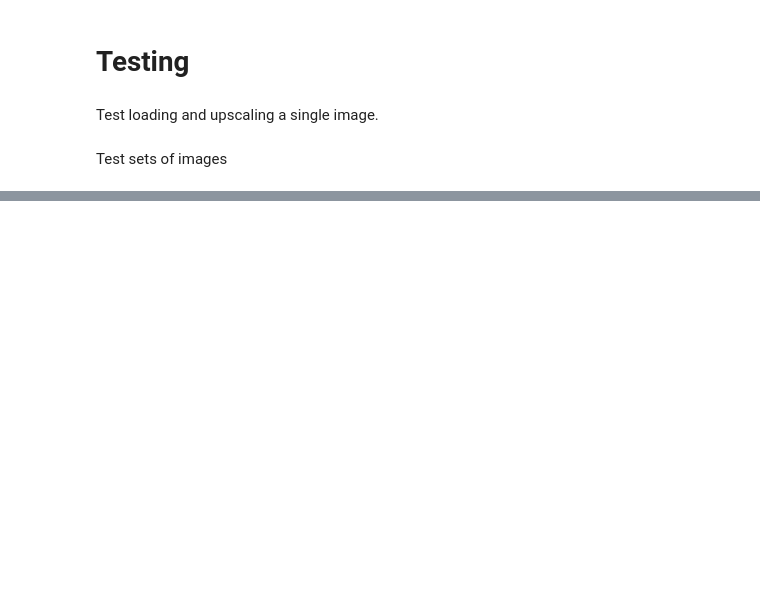
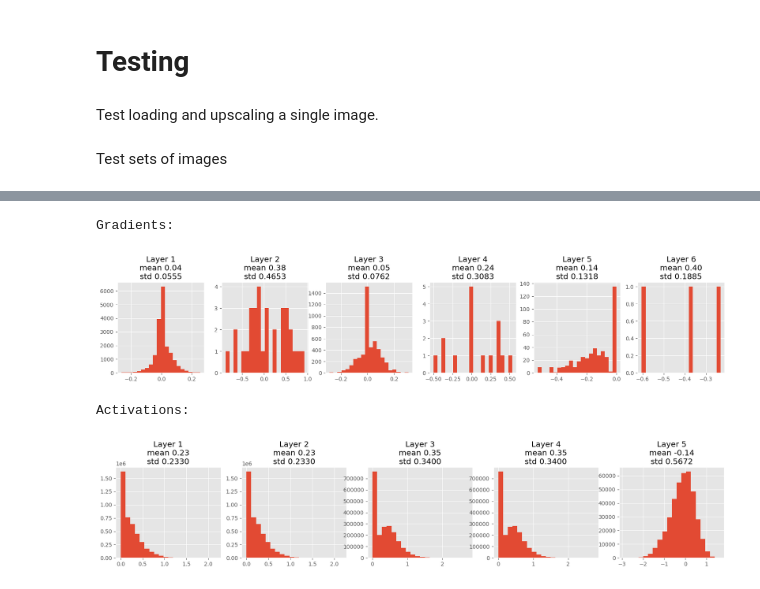
Before and after one commit to Lollobin/cnn-superresolution, a Jupyter notebook: dl-superresolution.ipynb, the cells around one changed output, grey strips where cells are left out. Cells and saved outputs as stored; diff of their text form; code cells hidden in the pictures; blank space fills up the shorter version.

```diff
--- a/dl-superresolution.ipynb
+++ b/dl-superresolution.ipynb
@@ -839,0 +1157,21 @@ for data_path in data_paths:
+# %%
+def get_layer_stats(x,absolute=False):
+  avg = []
+  std = []
+  for layer in range(len(x)):
+    if absolute:
+      avg.append(x[layer].abs().mean().detach().cpu().numpy())
+    else:
+      avg.append(x[layer].mean().detach().cpu().numpy())
+
+    std.append(x[layer].std().detach().cpu().numpy())
+
+  return avg, std
+
+activation_mean, activation_std = get_layer_stats(activations)
+gradient_mean, gradient_std = get_layer_stats(gradients,absolute=True)
+
+print('activation_mean',activation_mean)
+print('activation_std',activation_std)
+print('gradient_mean',gradient_mean)
+print('gradient_std',gradient_std)
@@ -839,0 +1183,28 @@ for data_path in data_paths:
+# %%
+def plot_hist(hs,xrange=(-1,1),avg=None,sd=None):
+  plt.figure(figsize=(20,3))
+  for layer in range(len(hs)):
+    plt.subplot(1,len(hs),layer+1)
+    activations = hs[layer].detach().cpu().numpy().flatten()
+    plt.hist(activations, bins=20, range=xrange)
+
+    title = 'Layer ' + str(layer+1)
+    if avg:
+      title += '\n' + "mean {0:.2f}".format(avg[layer])
+    if sd:
+      title += '\n' + "std {0:.4f}".format(sd[layer])
+
+    plt.title(title)
+
+print('Gradients:\n')
+plot_hist(gradients,xrange=None,avg=gradient_mean,sd=gradient_std)
+plt.show()
+
+print('Activations:\n')
+plot_hist(activations,xrange=None,avg=activation_mean,sd=activation_std)
+plt.show()
+# %% [output]
+Gradients:
+[figure, added]
+Activations:
+[figure, added]
```
Also changed, not shown: parts of 30 cells of this notebook, 1 other file.
